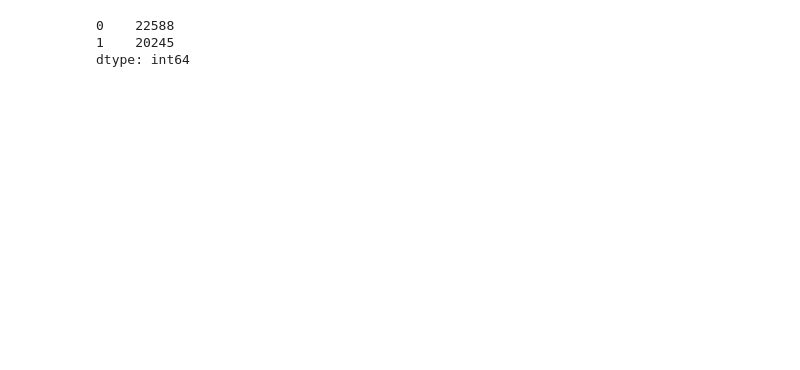
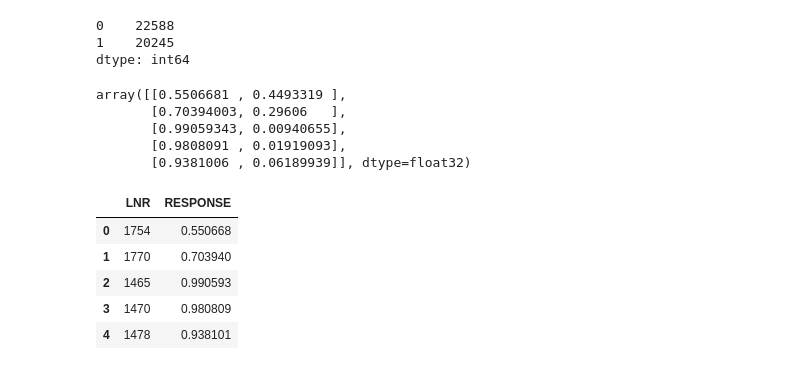
Before and after one commit to mkeisenbach/arvato, a Jupyter notebook: supervised/Supervised Learning Using Keras.ipynb, the cells around one changed output. Cells and saved outputs as stored; diff of their text form; code cells hidden in the pictures; blank space fills up the shorter version.

Commit message:
Rerun notebooks with preprocess code changes

```diff
--- a/supervised/Supervised Learning Using Keras.ipynb
+++ b/supervised/Supervised Learning Using Keras.ipynb
@@ -592,17 +487,17 @@ class_weight:  {0: 1, 1: 15}
 # %% [markdown]
 ### Gridsearch all features
 # %%
-model = KerasClassifier(build_fn=make_model, verbose=False)
+model = KerasClassifier(build_fn=make_model, verbose=True)
 
 param_grid = {'n_features':[X_processed.shape[1]],
-              'class_weight':[{0:1, 1:15},{0:1, 1:20}],
+              'class_weight':[None, {0:1, 1:15}],
               'learn_rate':[0.0001],
               'batch_size':[64],
               'epochs':[30]}
 
 start_time = time.time()
 
-grid = GridSearchCV(estimator=model, param_grid=param_grid, scoring='roc_auc', cv=3)
+grid = GridSearchCV(estimator=model, param_grid=param_grid, scoring='roc_auc', cv=5)
 grid_result = grid.fit(X_processed, y)
 
 elapsed_time = (time.time() - start_time) / 60
@@ -778,9 +664,15 @@ mailout_test_clean, mailout_test_dropped = clean_data(mailout_test, feat_info, r
 mailout_test_clean.shape
 # %% [output]
 (42833, 346)
+# %%
+# Read in cleaned test data
+mailout_test_clean = pd.read_csv('../data/Udacity_MAILOUT_052018_TEST_clean.csv', sep=';')
+lnr = mailout_test_clean.LNR
+mailout_test_clean.drop(['LNR'], axis=1, inplace=True)
 # %%
-mailout_test_transformed = preprocessor.transform(mailout_test_clean)
+mailout_test_processed = preprocessor.transform(mailout_test_clean)
 # %%
-#test_pred = weighted.predict_classes(mailout_test_transformed)
-test_pred = grid.best_estimator_.predict_proba(mailout_test_transformed)
+#test_pred = weighted.predict_classes(mailout_test_processed)
+test_pred = grid.best_estimator_.predict_proba(mailout_test_processed)
+#test_pred = model.predict_proba(mailout_test_processed)
 # %% [output]
@@ -793,7 +685,23 @@ pd.value_counts(y_class)
 0    22588
 1    20245
 dtype: int64
+# %%
+test_pred[:5]
+# %% [output]
+array([[0.5506681 , 0.4493319 ],
+       [0.70394003, 0.29606   ],
+       [0.99059343, 0.00940655],
+       [0.9808091 , 0.01919093],
+       [0.9381006 , 0.06189939]], dtype=float32)
 # %%
-submission = pd.DataFrame({'LNR':LNR, 'RESPONSE':test_pred[:,0]})
+# submit probabilities
+submission = pd.DataFrame({'LNR':lnr, 'RESPONSE':test_pred[:,0]})
 submission.head()
+# %% [output]
+|  | LNR | RESPONSE |
+| 0 | 1754 | 0.550668 |
+| 1 | 1770 | 0.703940 |
+| 2 | 1465 | 0.990593 |
+| 3 | 1470 | 0.980809 |
+| 4 | 1478 | 0.938101 |
 # %%
```
Also changed, not shown: parts of 28 cells of this notebook, 1 other file.
